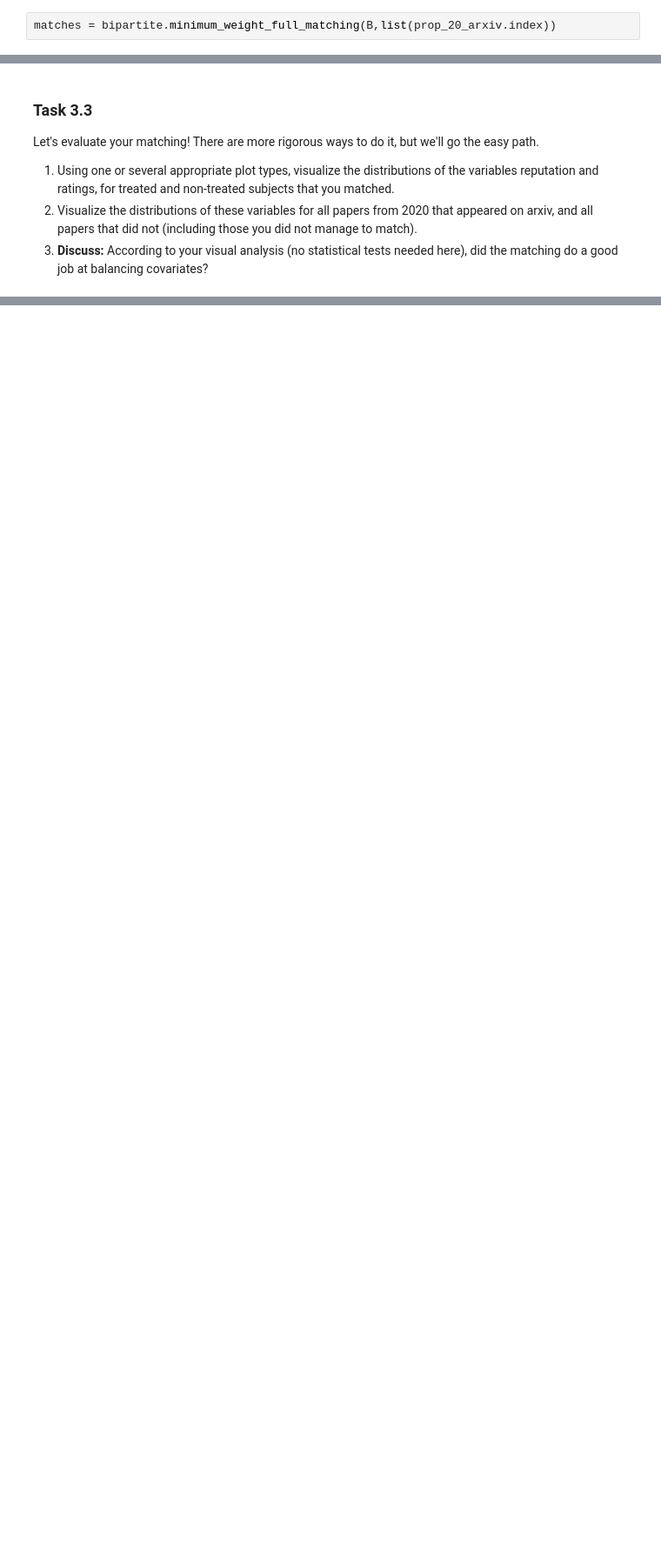
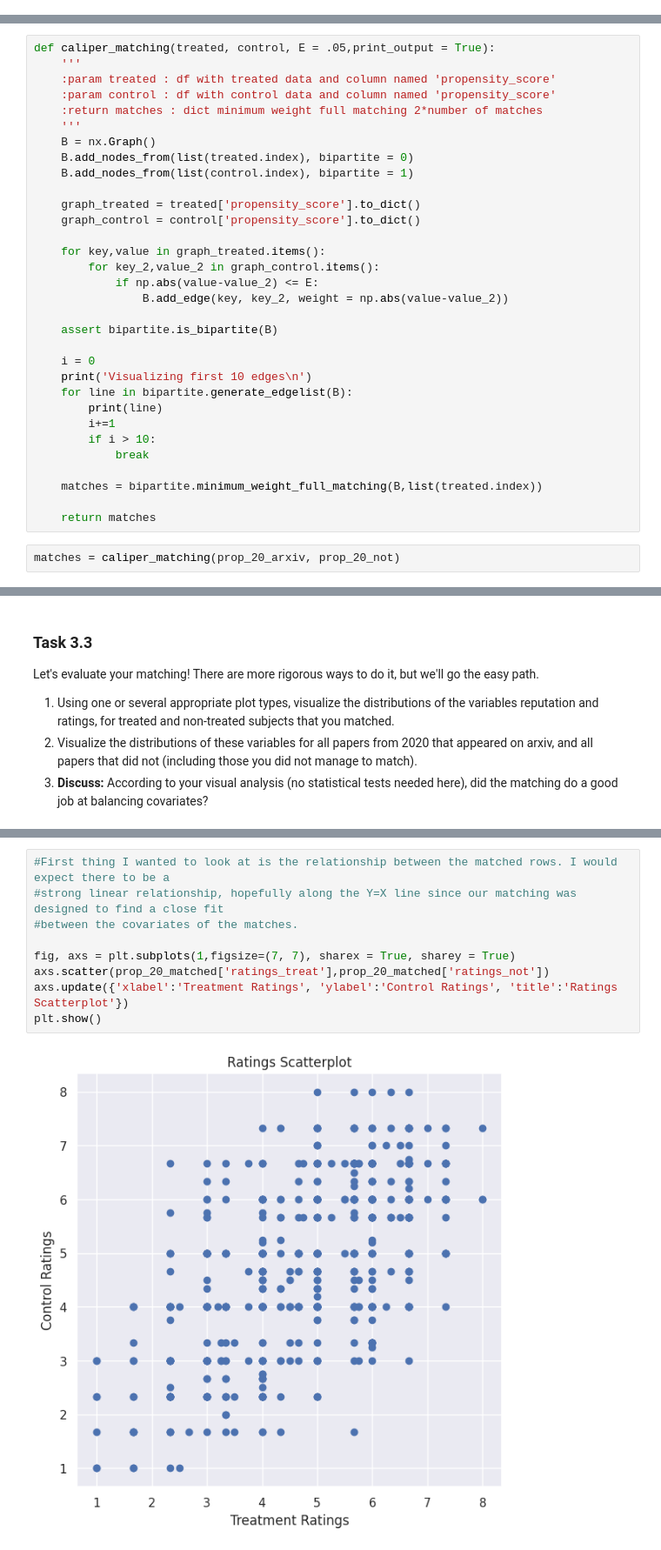
Before and after one commit to alec-flowers/ada-2020-homework2-pandas-pied, a Jupyter notebook: 02 - Regression Observational Studies Stats and Supervised Learning/hw2.ipynb, the cells around one changed output, grey strips where cells are left out. Shown at 87% size. Cells and saved outputs as stored; diff of their text form; blank space fills up the shorter version.

Commit message:
Alec Updated: Close to finished

```diff
--- a/02 - Regression Observational Studies Stats and Supervised Learning/hw2.ipynb
+++ b/02 - Regression Observational Studies Stats and Supervised Learning/hw2.ipynb
@@ -1044,2 +1037,0 @@ len(prop_20_arxiv)
-# %%
-matches = bipartite.minimum_weight_full_matching(B,list(prop_20_arxiv.index))
@@ -1051,0 +1048,34 @@ prop_20_matched = prop_20_matched.merge(prop_20_not, right_index = True, left_on
+# %%
+def caliper_matching(treated, control, E = .05,print_output = True):
+    '''
+    :param treated : df with treated data and column named 'propensity_score'
+    :param control : df with control data and column named 'propensity_score'
+    :return matches : dict minimum weight full matching 2*number of matches
+    '''
+    B = nx.Graph()
+    B.add_nodes_from(list(treated.index), bipartite = 0)
+    B.add_nodes_from(list(control.index), bipartite = 1)
+
+    graph_treated = treated['propensity_score'].to_dict()
+    graph_control = control['propensity_score'].to_dict()
+
+    for key,value in graph_treated.items():
+        for key_2,value_2 in graph_control.items():
+            if np.abs(value-value_2) <= E:
+                B.add_edge(key, key_2, weight = np.abs(value-value_2))
+
+    assert bipartite.is_bipartite(B)
+
+    i = 0
+    print('Visualizing first 10 edges\n')
+    for line in bipartite.generate_edgelist(B):
+        print(line)
+        i+=1
+        if i > 10:
+            break
+
+    matches = bipartite.minimum_weight_full_matching(B,list(treated.index))
+
+    return matches
+# %%
+matches = caliper_matching(prop_20_arxiv, prop_20_not)
@@ -1068,0 +1117,11 @@ plt.show()
+# %%
+#First thing I wanted to look at is the relationship between the matched rows. I would expect there to be a
+#strong linear relationship, hopefully along the Y=X line since our matching was designed to find a close fit
+#between the covariates of the matches.
+
+fig, axs = plt.subplots(1,figsize=(7, 7), sharex = True, sharey = True)
+axs.scatter(prop_20_matched['ratings_treat'],prop_20_matched['ratings_not'])
+axs.update({'xlabel':'Treatment Ratings', 'ylabel':'Control Ratings', 'title':'Ratings Scatterplot'})
+plt.show()
+# %% [output]
+[figure, added]
```
Also changed, not shown: parts of 67 cells of this notebook.
